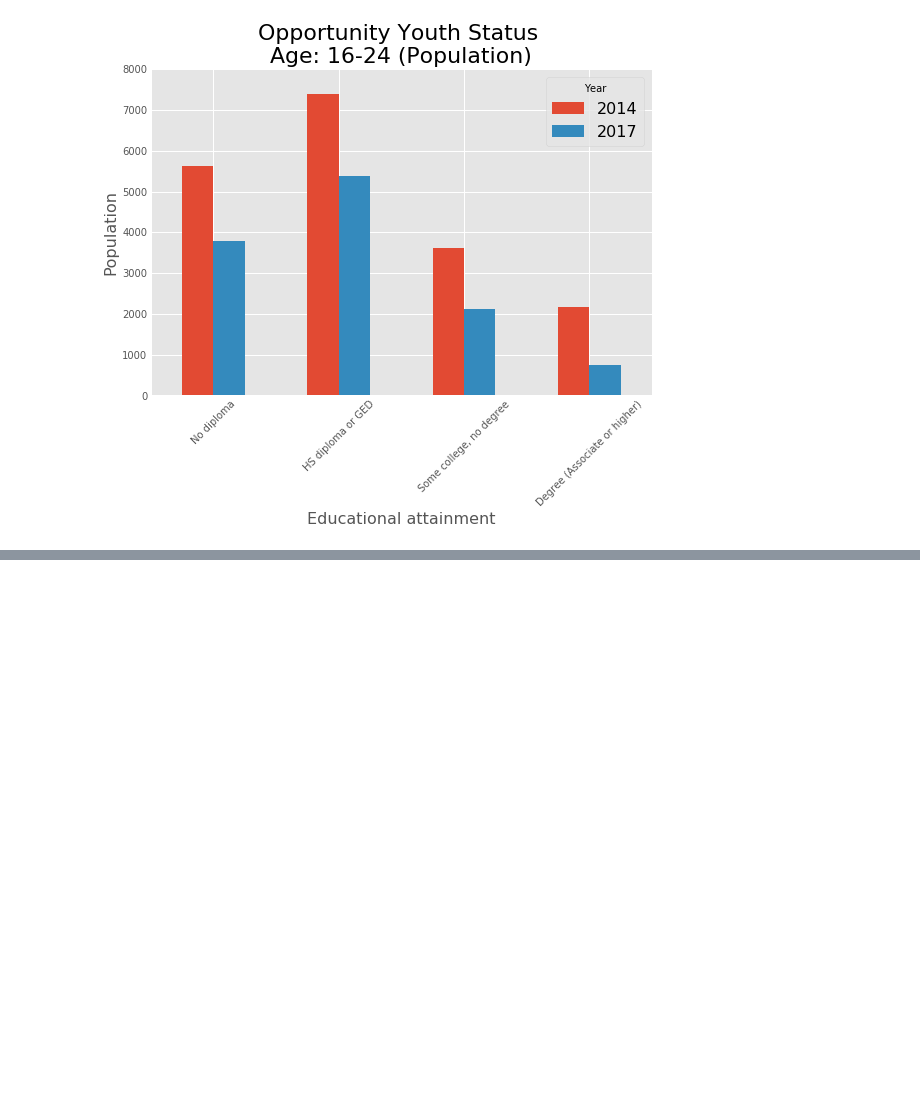
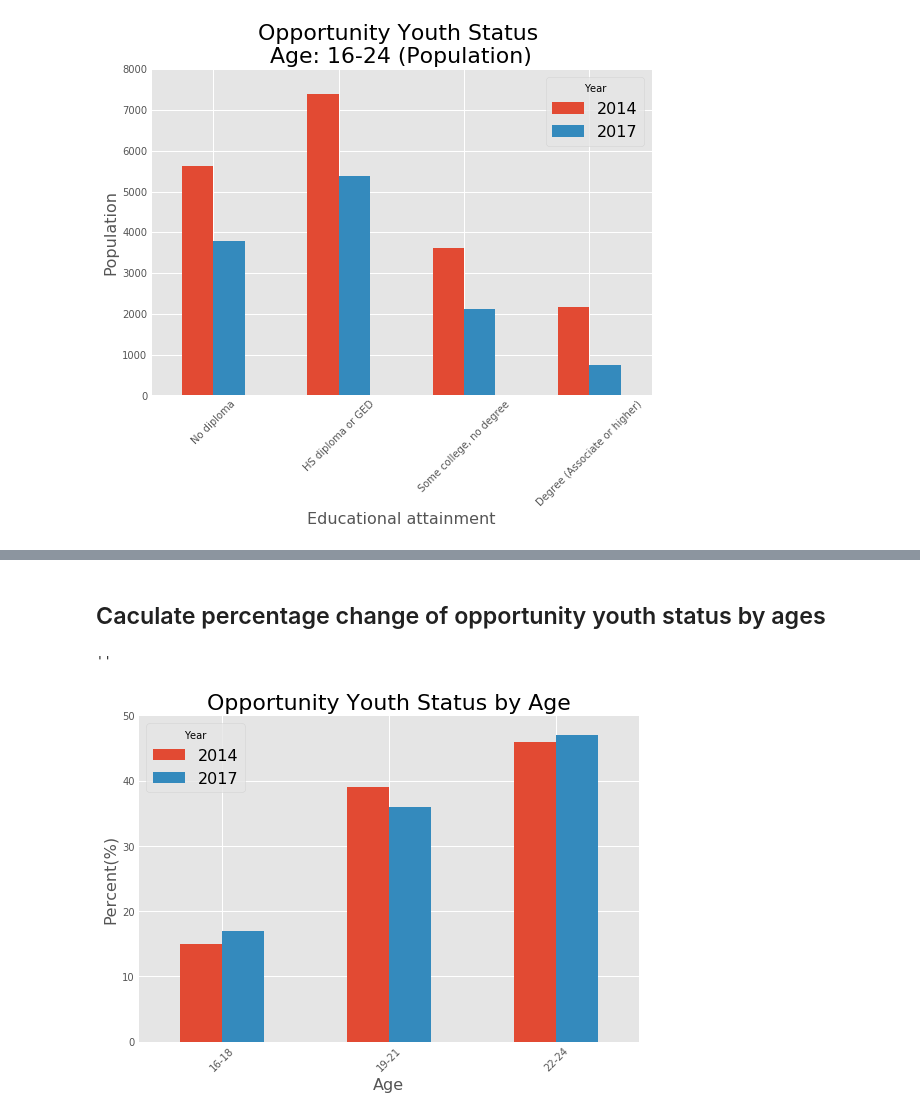
Before and after one commit to YufenLin/opportunity_youth, a Jupyter notebook: src/oy_table_2017.ipynb, the cells around one changed output, grey strips where cells are left out. Cells and saved outputs as stored; diff of their text form; code cells hidden in the pictures; blank space fills up the shorter version.

```diff
--- a/src/oy_table_2017.ipynb
+++ b/src/oy_table_2017.ipynb
@@ -261,0 +338,19 @@ plt.savefig('visualization/ChangeOfOpportunityYouthStatus_Percentage.png', bbox_
+# %% [markdown]
+## Caculate percentage change of opportunity youth status by ages
+# %%
+# age educattion
+df_age = pd.concat([df_oy_2014_percent.loc['Sum'],df_oy_2017_percent.loc['Sum']], axis=1)
+df_age.columns = [2014,2017]
+df_age.drop(index='Total', inplace=True)
+df_age.plot.bar(figsize=(8,6))
+plt.title('Opportunity Youth Status by Age',fontsize=22)
+plt.xlabel('Age', fontsize=16)
+plt.ylabel('Percent(%)', fontsize=16)
+plt.legend(['2014','2017'], title='Year', fontsize=16)
+plt.xticks(rotation=45)
+plt.ylim(0, 50)
+plt.savefig('visualization/ChangeOfOY_ByAge_Percentage.png', bbox_inches='tight')
+;
+# %% [output]
+''
+[figure, added]
```
Also changed, not shown: parts of 26 cells of this notebook, 3 other files.
